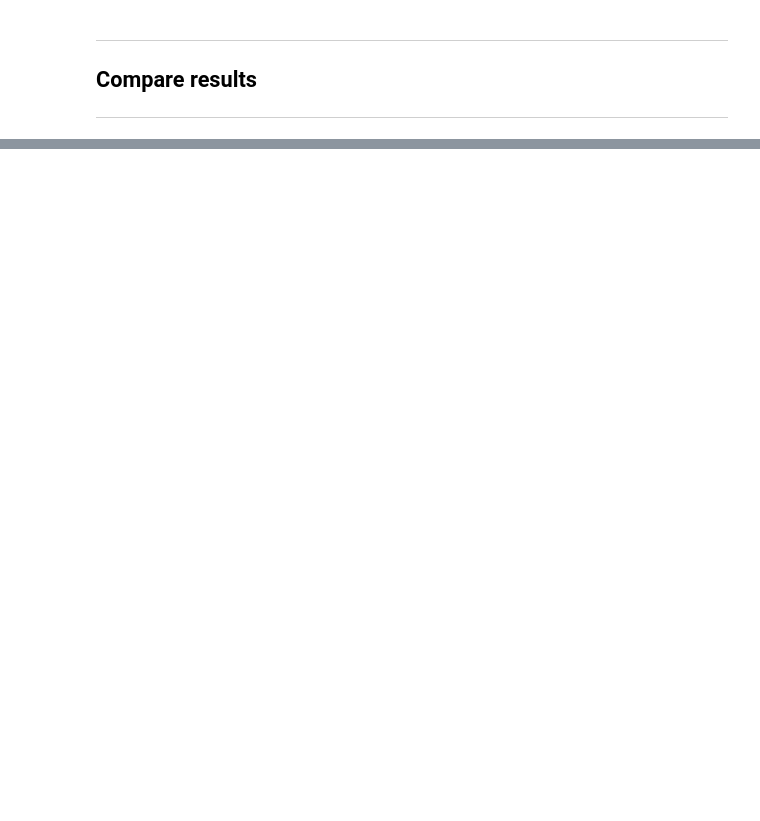
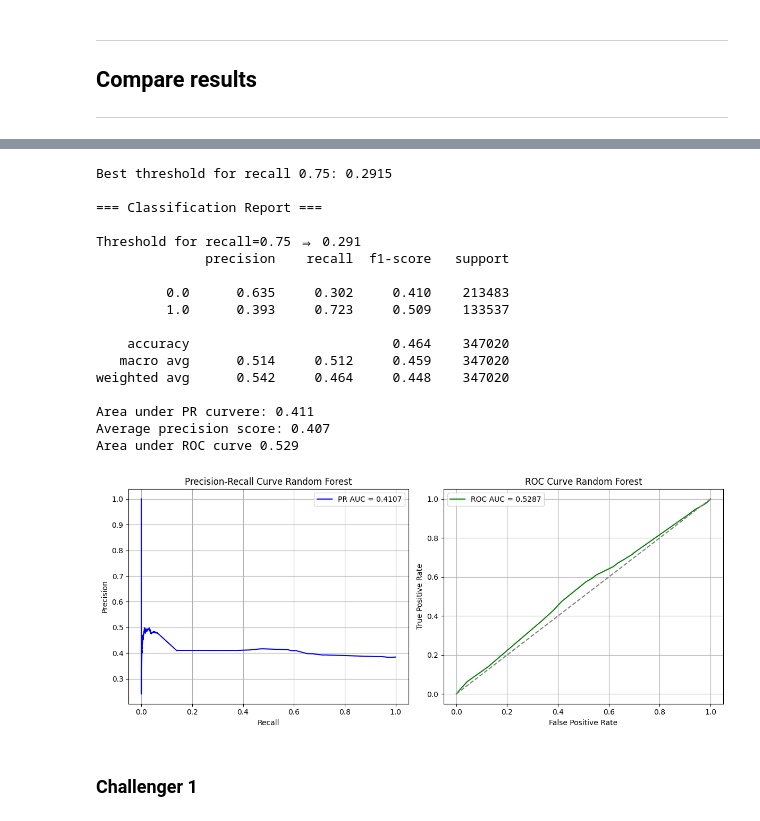
Before and after one commit to Blimperoo/DSA4263-Final-Insider-Trading, a Jupyter notebook: src/main/main.ipynb, the cells around one changed output, grey strips where cells are left out. Drawn from its saved outputs; the diff is of its cells as text; code cells hidden in the pictures; blank space fills up the shorter version.

```diff
--- a/src/main/main.ipynb
+++ b/src/main/main.ipynb
@@ -109,0 +128,8 @@ features:
+# %%
+COLS_TO_DROP = ['TRANS_SK','ACCESSION_NUMBER','ISSUERTRADINGSYMBOL','NODEID','RPTOWNERNAME_;',
+                'snorkel_prob', 'TRANS_DATE',
+                "ppr_house_0.85", "ppr_house_0.95", "ppr_senate_0.85", "ppr_senate_0.95", "ppr_topK_exp"]
+LABEL = 'y_pred'
+
+test_challenger_1_x = test.drop(columns=COLS_TO_DROP + [LABEL])
+test_challenger_1_y = test[LABEL]
@@ -113,0 +309,54 @@ ___
+# %%
+features_to_use = [
+    "execution_timeliness_after_trans", "execution_timeliness_before_trans", "execution_timeliness_on_trans",
+    "filing_timeliness_early_filing", "filing_timeliness_late_filing", "filing_timeliness_on_time_filing",
+    "filing_lag_days", "TRANS_CODE_I", "TRANS_CODE_P", "TRANS_CODE_S", 'y_pred', "TRANS_CODE_G", "TRANS_CODE_J"
+]
+dtypes = {
+    "execution_timeliness_after_trans": "float32",
+    "execution_timeliness_before_trans": "float32",
+    "execution_timeliness_on_trans": "float32",
+    "filing_timeliness_early_filing": "int8",
+    "filing_timeliness_late_filing": "int8",
+    "filing_timeliness_on_time_filing": "int8",
+    "filing_lag_days": "float32",
+    "TRANS_CODE_I": "int8",
+    "TRANS_CODE_P": "int8",
+    "TRANS_CODE_S": "int8",
+    "TRANS_CODE_G": "int8",
+    "TRANS_CODE_J": "int8",
+    "y_pred": "float32"
+}
+TRAINNG_BASE_FEATURES_FILE = folder_location.TRAINING_BASELINE_FULL_FEATURES_FILE
+TESTING_BASE_FEATURES_FILE = folder_location.TESTING_BASELINE_FULL_FEATURES_FILE
+
+train_base = pd.read_csv(f"{PROCESSED_FOLDER}/{TRAINNG_BASE_FEATURES_FILE}", usecols=features_to_use, dtype=dtypes)
+test_base = pd.read_csv(f"{PROCESSED_FOLDER}/{TESTING_BASE_FEATURES_FILE}", usecols=features_to_use, dtype=dtypes)
+# %%
+test_baseline_x = test_base.drop(columns=[LABEL] + ["TRANS_CODE_G", "TRANS_CODE_J", "TRANS_CODE_I"])
+test_baseline_y = test_base[LABEL]
+# %%
+baseline = pickle.load(open(f"{MODELS_FOLDER}/{BASELINE}", 'rb'))
+y_probs_base = baseline.predict_proba(test_baseline_x)[:, 1]
+get_eval_metrics(test_baseline_y, y_probs_base, "Random Forest", target_recall=0.75)
+# %% [output]
+Best threshold for recall 0.75: 0.2915
+
+=== Classification Report ===
+
+Threshold for recall=0.75 ⇒ 0.291
+              precision    recall  f1-score   support
+
+         0.0      0.635     0.302     0.410    213483
+         1.0      0.393     0.723     0.509    133537
+
+    accuracy                          0.464    347020
+   macro avg      0.514     0.512     0.459    347020
+weighted avg      0.542     0.464     0.448    347020
+
+Area under PR curvere: 0.411
+Average precision score: 0.407
+Area under ROC curve 0.529
+[figure, added]
+# %% [markdown]
+### Challenger 1
```
Also changed, not shown: parts of 12 cells of this notebook, 1 other file.
